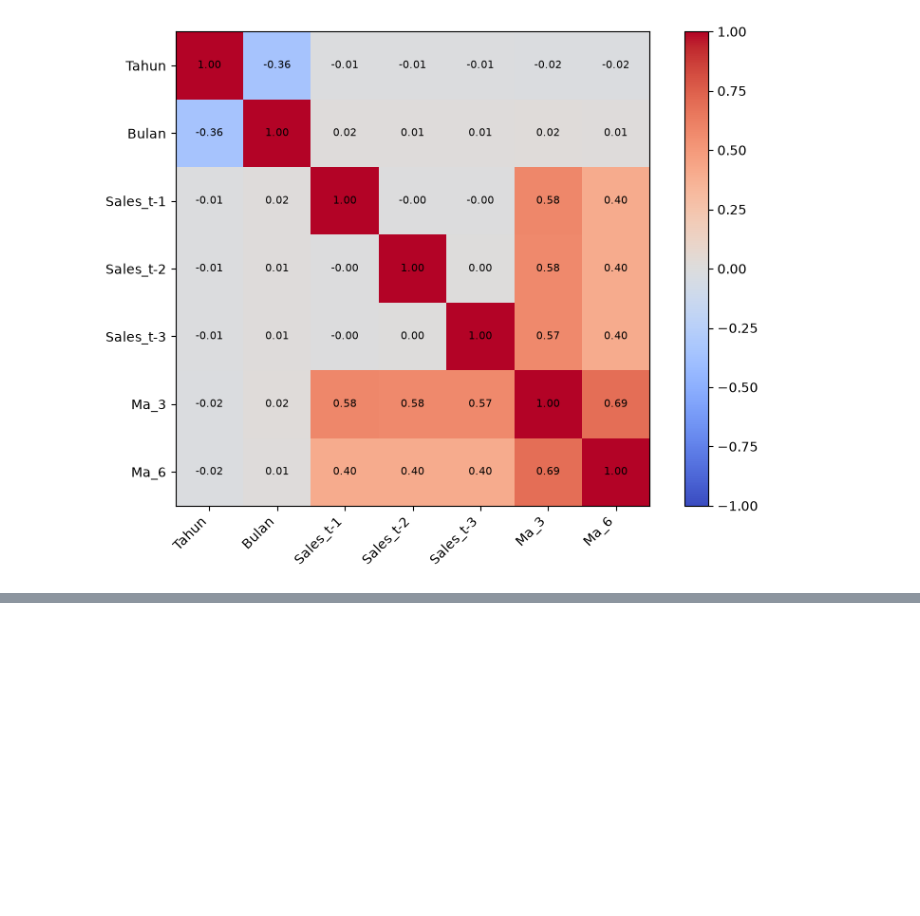
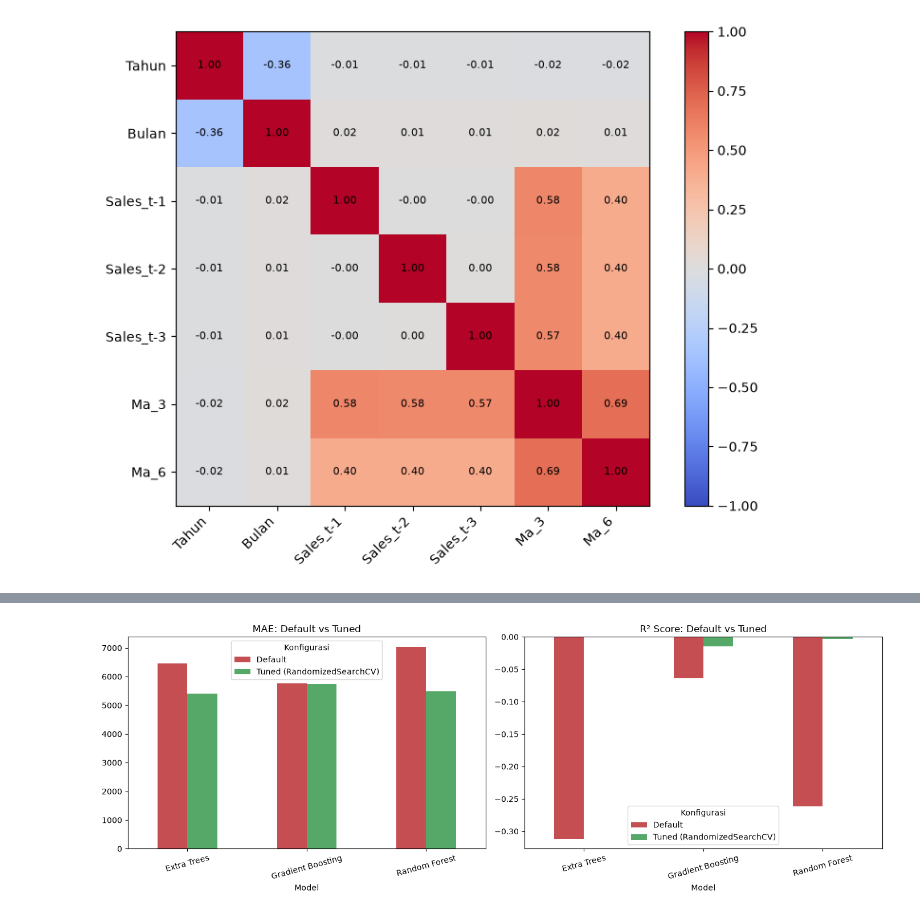
Before and after one commit to mwelmel/Forecast-App, a Jupyter notebook: backend/ml/notebooks/training.ipynb, the cells around one changed output, grey strips where cells are left out. Drawn from its saved outputs; the diff is of its cells as text; code cells hidden in the pictures; blank space fills up the shorter version.

```diff
--- a/backend/ml/notebooks/training.ipynb
+++ b/backend/ml/notebooks/training.ipynb
@@ -681,0 +747,23 @@ plt.show()
+# %%
+# tuning gradient boosting
+param_dist_gb = {
+    "n_estimators": [100, 200, 300, 500, 700, 1000],
+    "learning_rate": [0.005, 0.01, 0.03, 0.05, 0.1],
+    "max_depth": [2, 3, 5, 7],
+    "subsample": [0.6, 0.8, 1.0],
+    "min_samples_split": [2, 5, 10],
+    "min_samples_leaf": [1, 2, 4],
+}
+
+search_gb = RandomizedSearchCV(
+    GradientBoostingRegressor(random_state=42),
+    param_distributions=param_dist_gb,
+    n_iter=N_ITER, scoring="neg_mean_absolute_error",
+    cv=tscv, random_state=42, n_jobs=-1, verbose=0,
+)
+search_gb.fit(X_train_8, y_train_8)
+print("Best params Gradient Boosting:", search_gb.best_params_)
+
+model_gb_default = GradientBoostingRegressor(n_estimators=300, learning_rate=0.05, max_depth=3, random_state=42).fit(X_train_8, y_train_8)
+pred_gb_default = model_gb_default.predict(X_test_8)
+pred_gb_tuned = search_gb.best_estimator_.predict(X_test_8)
@@ -681,0 +817,18 @@ plt.show()
+# %%
+fig, axes = plt.subplots(1, 2, figsize=(14, 5))
+pivot_mae = tuning_lengkap_df.pivot(index="Model", columns="Konfigurasi", values="MAE")
+pivot_mae.plot(kind="bar", ax=axes[0], color=["#C44E52", "#55A868"])
+axes[0].set_title("MAE: Default vs Tuned")
+axes[0].tick_params(axis="x", rotation=15)
+
+pivot_r2 = tuning_lengkap_df.pivot(index="Model", columns="Konfigurasi", values="R2 Score")
+pivot_r2.plot(kind="bar", ax=axes[1], color=["#C44E52", "#55A868"])
+axes[1].axhline(0, color="black", linewidth=0.8)
+axes[1].set_title("R² Score: Default vs Tuned")
+axes[1].tick_params(axis="x", rotation=15)
+
+plt.tight_layout()
+plt.savefig(DATA_PROCESSED / "hasil_tuning_sistematis.png", dpi=150)
+plt.show()
+# %% [output]
+[figure, added]
```
Also changed, not shown: parts of 7 cells of this notebook, 3 other files.
